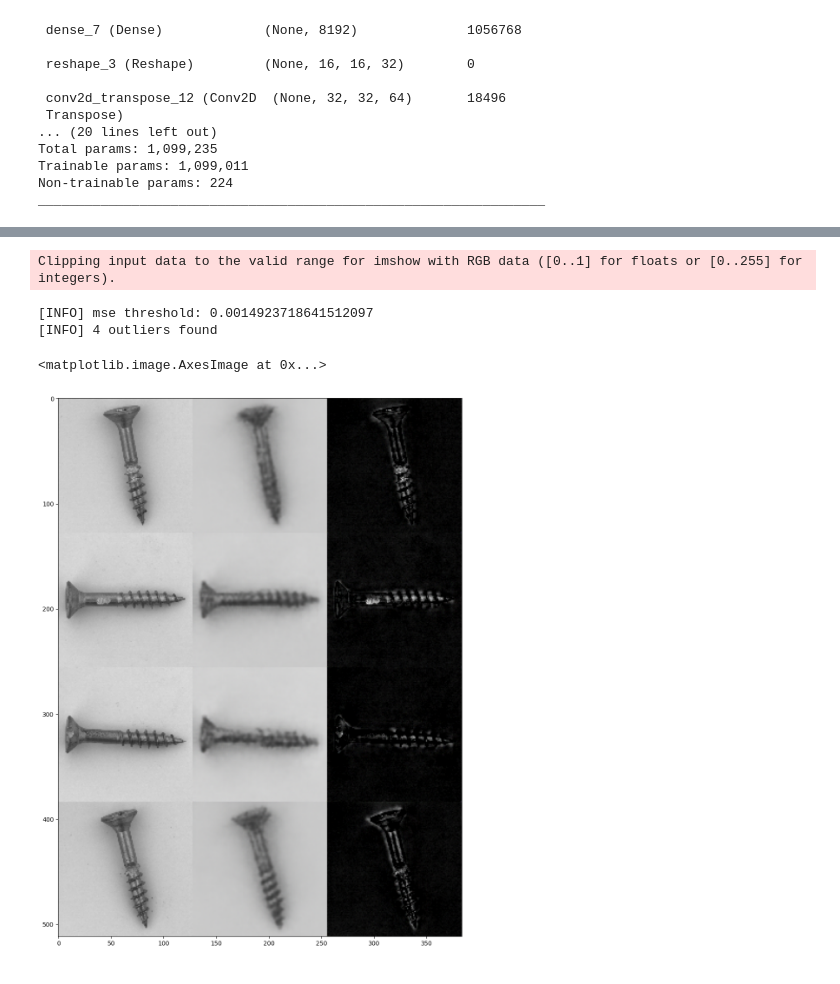
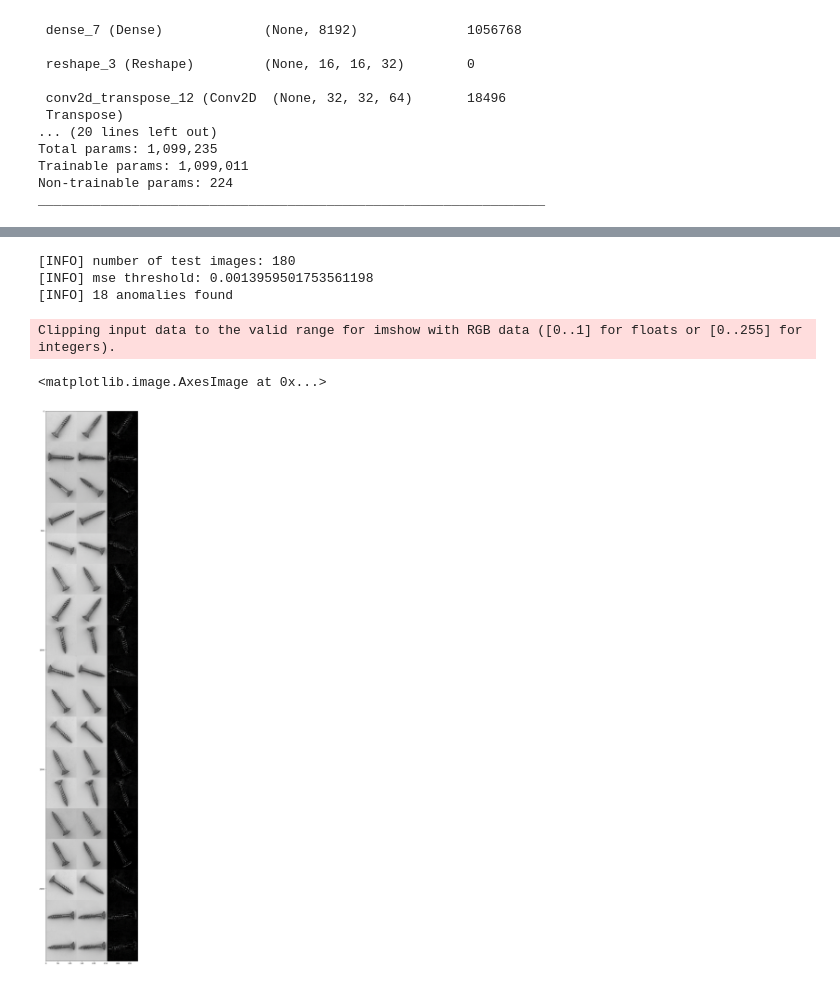
Before and after one commit to xkeeja/anomaly-detection-screws, a Jupyter notebook: main.ipynb, the cells around one changed output, grey strips where cells are left out. Cells and saved outputs as stored; diff of their text form; code cells hidden in the pictures.

Commit message:
update flow logic

```diff
--- a/main.ipynb
+++ b/main.ipynb
@@ -87,15 +73,21 @@ Non-trainable params: 224
 _________________________________________________________________
 # %%
 import tensorflow.keras as keras
-from corpy.ml_logic.model import AE_mse
+from corpy.ml_logic.model import AutoEncoder
 
-rop = keras.callbacks.ReduceLROnPlateau(monitor='loss', factor=0.2,patience=10, min_lr=0.00001,cooldown=100,verbose=1)
+rop = keras.callbacks.ReduceLROnPlateau(
+    monitor='loss',
+    factor=0.2,
+    patience=10,
+    min_lr=0.00001,
+    cooldown=100,
+    verbose=1)
 
-ae_mse = AE_mse(encoder, decoder)
-ae_mse.compile(optimizer=keras.optimizers.Adam(learning_rate=0.001))
+ae = AutoEncoder(encoder, decoder)
+ae.compile(optimizer=keras.optimizers.Adam(learning_rate=0.001))
 # %%
-ae_mse.build(input_shape=(None,128,128,3))
-ae_mse.load_weights('trained/mse/ae_mse_weights(1).h5')
+ae.build(input_shape=(None,128,128,3))
+ae.load_weights('trained/ae_mse_weights.h5')
 # %%
 import pandas as pd
 
@@ -122,15 +100,20 @@ bce_history.loc[:, ['loss']].plot()
 import matplotlib.pyplot as plt
 import numpy as np
 
-imgs = list(ds_anom)[0]
-# make predictions on our image data and initialize our list of
-# reconstruction errors
-_, recon = ae_mse(imgs)
+images = []
+recon = []
+for batch in range(len(list(ds_test))):
+	input = list(ds_test)[batch]
+	output = ae(input)
+	images.extend(input)
+	recon.extend(list(output))
 errors = []
+
+print(f"[INFO] number of test images: {len(images)}")
 
 # loop over all original images and their corresponding
 # reconstructions
-for (image, rec) in zip(imgs, list(recon)):
+for (image, rec) in zip(images, recon):
 	# compute the mean squared error between the ground-truth image
 	# and the reconstructed image, then add it to our list of errors
 	mse = np.mean((image - rec) ** 2)
@@ -140,39 +123,40 @@ for (image, rec) in zip(imgs, list(recon)):
 # threshold to identify anomalies -- any data point that our model
 # reconstructed with > threshold error will be marked as an outlier
 thresh = np.quantile(errors, 0.90)
 idxs = np.where(np.array(errors) >= thresh)[0]
-print("[INFO] mse threshold: {}".format(thresh))
-print("[INFO] {} outliers found".format(len(idxs)))
+print(f"[INFO] mse threshold: {thresh}")
+print(f"[INFO] {len(idxs)} anomalies found")
 
 # initialize the outputs array
 outputs = None
 
 # loop over the indexes of images with a high mean squared error term
 for i in idxs:
 	# grab the original image and reconstructed image
-	original = imgs[i]
-	rec = list(recon)[i]
+	original = images[i]
+	rec = recon[i]
 	diff = (original - rec) * 2
 
 
     # stack the original and reconstructed image side-by-side
 	output = np.hstack([original, rec, diff])
 
     # if the outputs array is empty, initialize it as the current
 	# side-by-side image display
 	if outputs is None:
 		outputs = output
 
     # otherwise, vertically stack the outputs
 	else:
 		outputs = np.vstack([outputs, output])
 
 # show the output visualization
-plt.figure(figsize=(12, 20))
+plt.figure(figsize=(12, 50))
 plt.imshow(outputs)
 # %% [output]
-Clipping input data to the valid range for imshow with RGB data ([0..1] for floats or [0..255] for integers).
+[INFO] number of test images: 180
+[INFO] mse threshold: 0.0013959501753561198
+[INFO] 18 anomalies found
-[INFO] mse threshold: 0.0014923718641512097
-[INFO] 4 outliers found
+Clipping input data to the valid range for imshow with RGB data ([0..1] for floats or [0..255] for integers).
 <matplotlib.image.AxesImage at 0x...>
-[figure, old version]
+[figure, new version]
```
Also changed, not shown: parts of 6 cells of this notebook.
